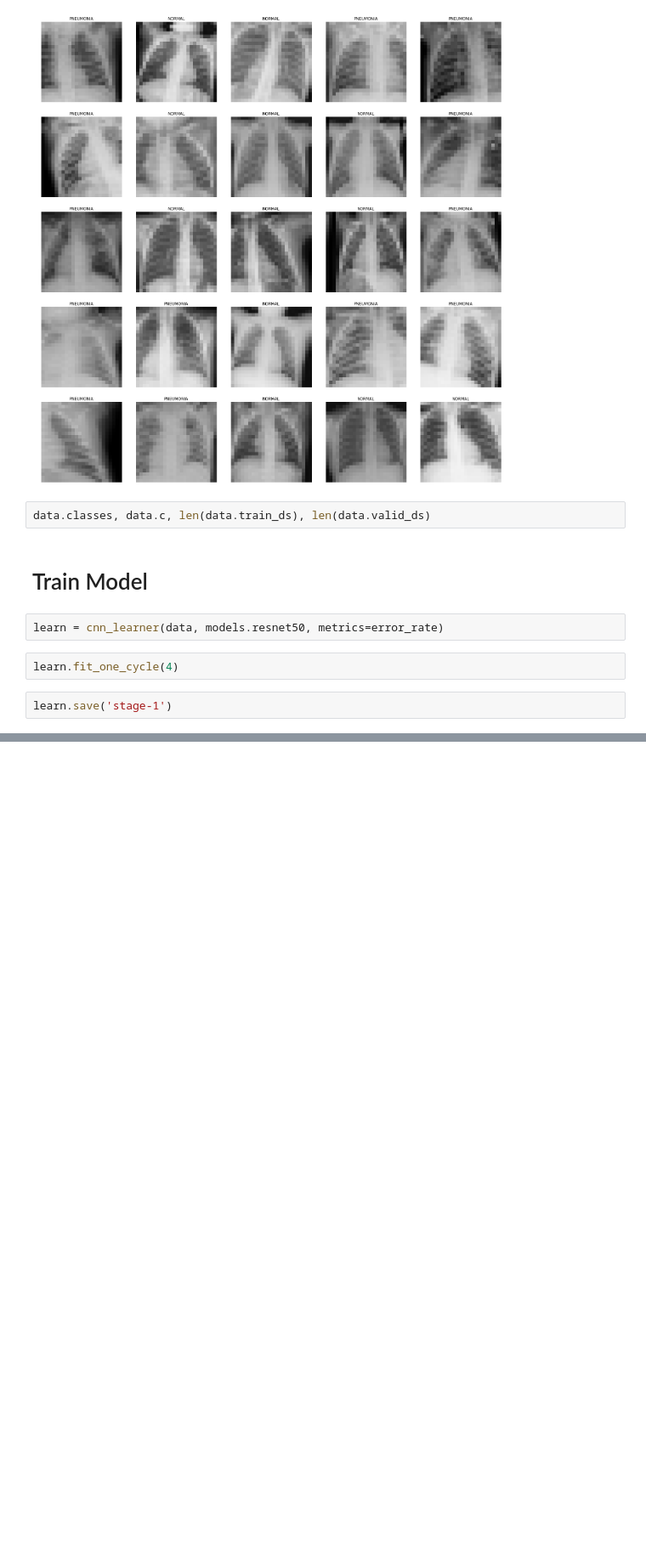
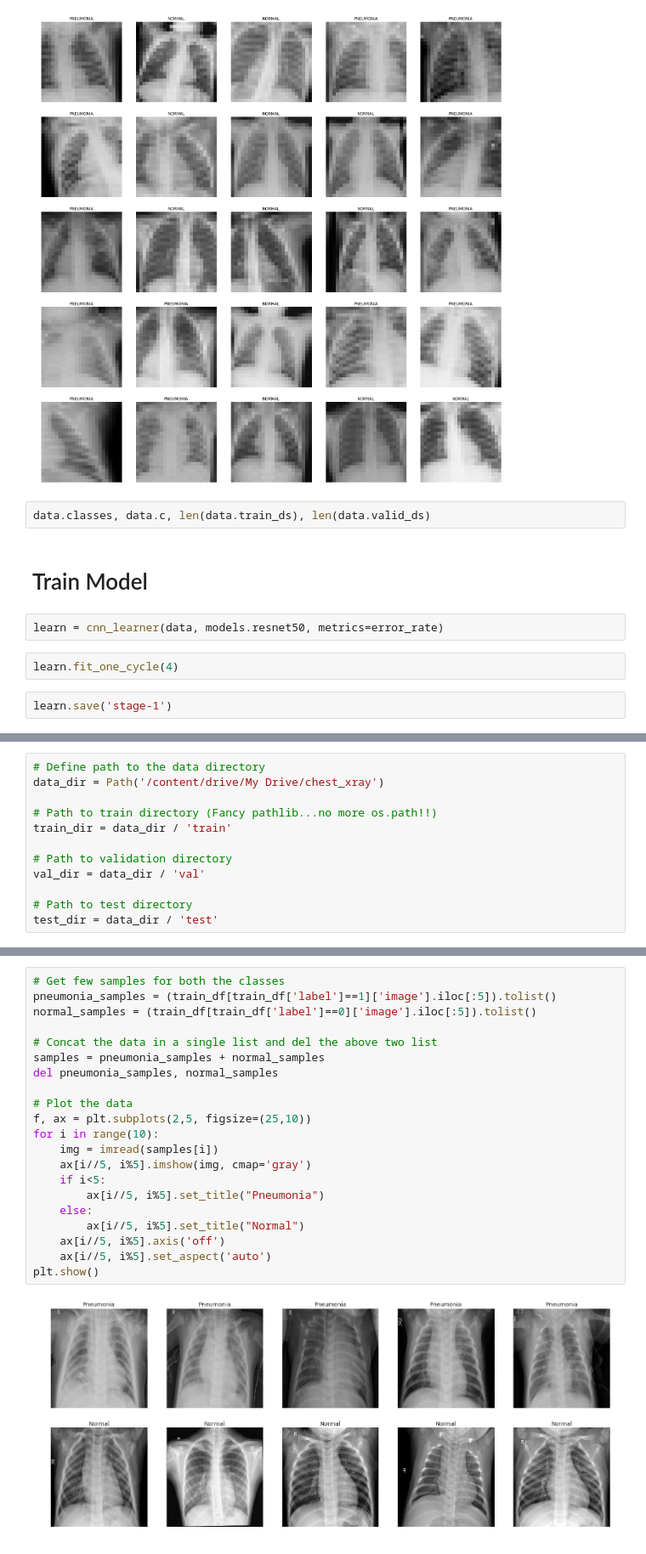
Before and after one commit to mxn170019/Pneumonia-detection-using-X-ray-images, a Jupyter notebook: Kaggle-Xray.ipynb, the cells around one changed output, grey strips where cells are left out. Shown: that part at 85% size. Cells and saved outputs as stored; diff of their text form; blank space fills up the shorter version.

```diff
--- a/Kaggle-Xray.ipynb
+++ b/Kaggle-Xray.ipynb
@@ -45,0 +82,12 @@ learn.save('stage-1')
+# %%
+# Define path to the data directory
+data_dir = Path('/content/drive/My Drive/chest_xray')
+
+# Path to train directory (Fancy pathlib...no more os.path!!)
+train_dir = data_dir / 'train'
+
+# Path to validation directory
+val_dir = data_dir / 'val'
+
+# Path to test directory
+test_dir = data_dir / 'test'
@@ -45,0 +222,23 @@ learn.save('stage-1')
+# %%
+# Get few samples for both the classes
+pneumonia_samples = (train_df[train_df['label']==1]['image'].iloc[:5]).tolist()
+normal_samples = (train_df[train_df['label']==0]['image'].iloc[:5]).tolist()
+
+# Concat the data in a single list and del the above two list
+samples = pneumonia_samples + normal_samples
+del pneumonia_samples, normal_samples
+
+# Plot the data
+f, ax = plt.subplots(2,5, figsize=(25,10))
+for i in range(10):
+    img = imread(samples[i])
+    ax[i//5, i%5].imshow(img, cmap='gray')
+    if i<5:
+        ax[i//5, i%5].set_title("Pneumonia")
+    else:
+        ax[i//5, i%5].set_title("Normal")
+    ax[i//5, i%5].axis('off')
+    ax[i//5, i%5].set_aspect('auto')
+plt.show()
+# %% [output]
+[figure, added]
```
Also changed, not shown: parts of 12 cells of this notebook.
